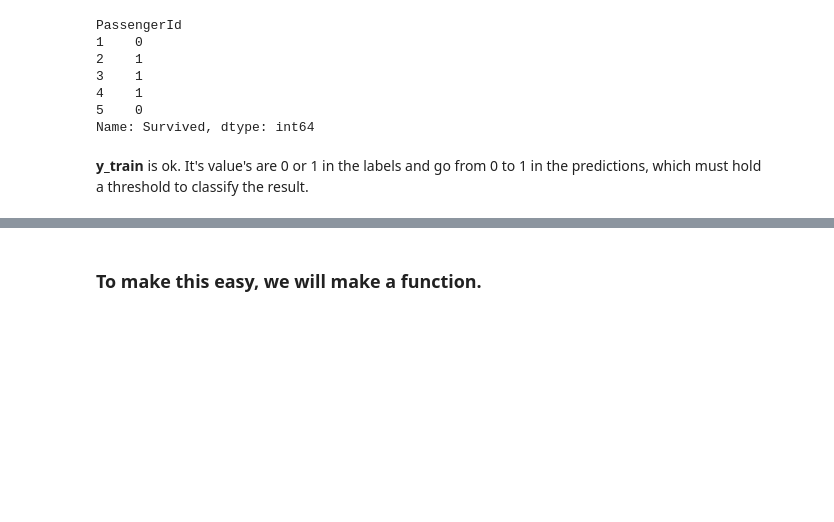
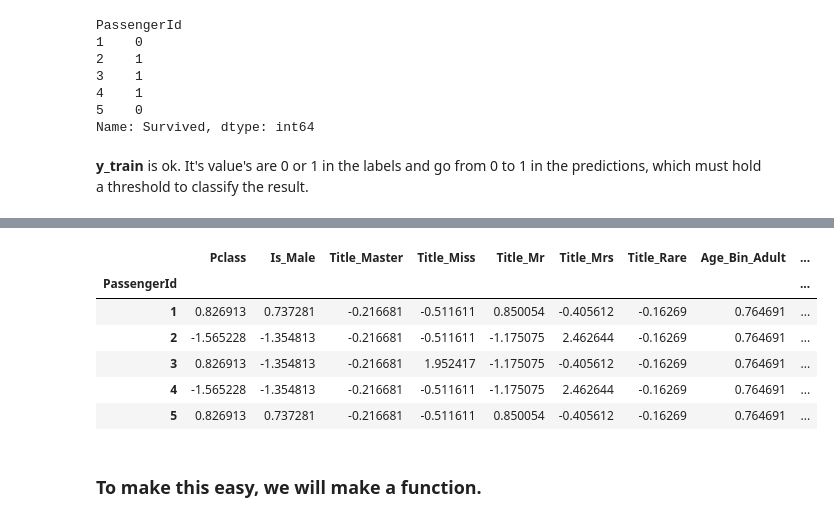
Before and after one commit to Samirnunes/machine_learning_project_CSI-22, a Jupyter notebook: titanic_project/data_analysis.ipynb, the cells around one changed output, grey strips where cells are left out. Drawn from its saved outputs; the diff is of its cells as text; code cells hidden in the pictures; blank space fills up the shorter version.

```diff
--- a/titanic_project/data_analysis.ipynb
+++ b/titanic_project/data_analysis.ipynb
@@ -770,3 +742,31 @@ X_train
+# %%
+X_train = pd.get_dummies(X_train, columns = ['Title', 'Age_Bin', 'Fare_Bin', 'Embarked'],
+                         prefix = ['Title', 'Age_Bin', 'Fare_Class', 'Embark_Place'])
+
+X_test = pd.get_dummies(X_test, columns = ['Title', 'Age_Bin', 'Fare_Bin', 'Embarked'],
+                         prefix = ['Title', 'Age_Bin', 'Fare_Class', 'Embark_Place'])
+# %%
+X_train['Family_Size'] = X_train['Parch'] + X_train['SibSp']
+X_test['Family_Size'] = X_test['Parch'] + X_test['SibSp']
+# %%
+X_train = X_train.drop(['Name', 'Age', 'Fare', 'Parch', 'SibSp'], axis = 1)
+X_test = X_test.drop(['Name', 'Age', 'Fare', 'Parch', 'SibSp'], axis = 1)
+# %%
+train_mean = X_train.mean()
+train_std = X_train.std()
+
+X_train = (X_train - train_mean)/train_std
+X_test = (X_test - train_mean)/train_std
+# %%
+X_train.head()
+# %% [output]
+|  | Pclass | Is_Male | Title_Master | Title_Miss | Title_Mr | Title_Mrs | Title_Rare | Age_Bin_Adult | ... |
+| PassengerId |  |  |  |  |  |  |  |  | ... |
+| 1 | 0.826913 | 0.737281 | -0.216681 | -0.511611 | 0.850054 | -0.405612 | -0.16269 | 0.764691 | ... |
+| 2 | -1.565228 | -1.354813 | -0.216681 | -0.511611 | -1.175075 | 2.462644 | -0.16269 | 0.764691 | ... |
+| 3 | 0.826913 | -1.354813 | -0.216681 | 1.952417 | -1.175075 | -0.405612 | -0.16269 | 0.764691 | ... |
+| 4 | -1.565228 | -1.354813 | -0.216681 | -0.511611 | -1.175075 | 2.462644 | -0.16269 | 0.764691 | ... |
+| 5 | 0.826913 | 0.737281 | -0.216681 | -0.511611 | 0.850054 | -0.405612 | -0.16269 | 0.764691 | ... |
 # %% [markdown]
 ### To make this easy, we will make a function.
 # %% [markdown]
```
Also changed, not shown: parts of 33 cells of this notebook, 3 other files.
